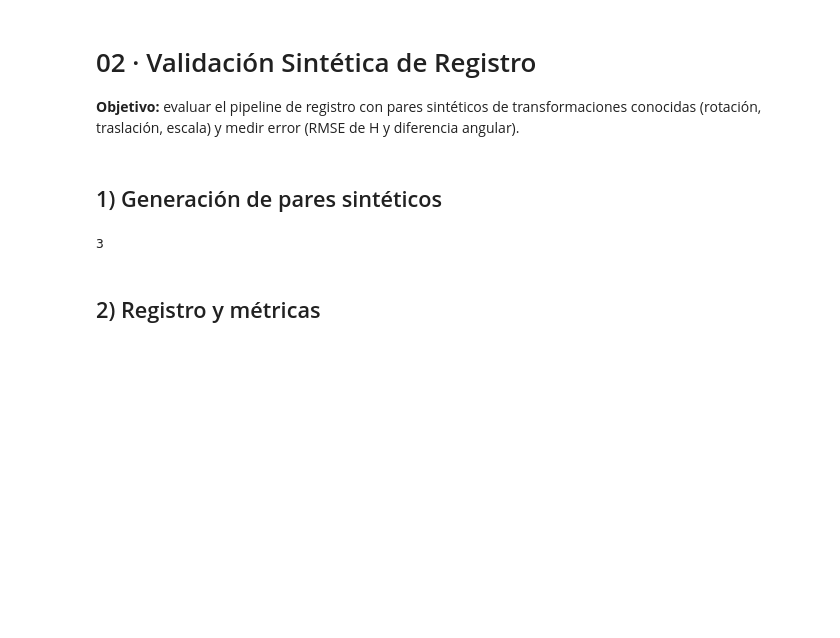
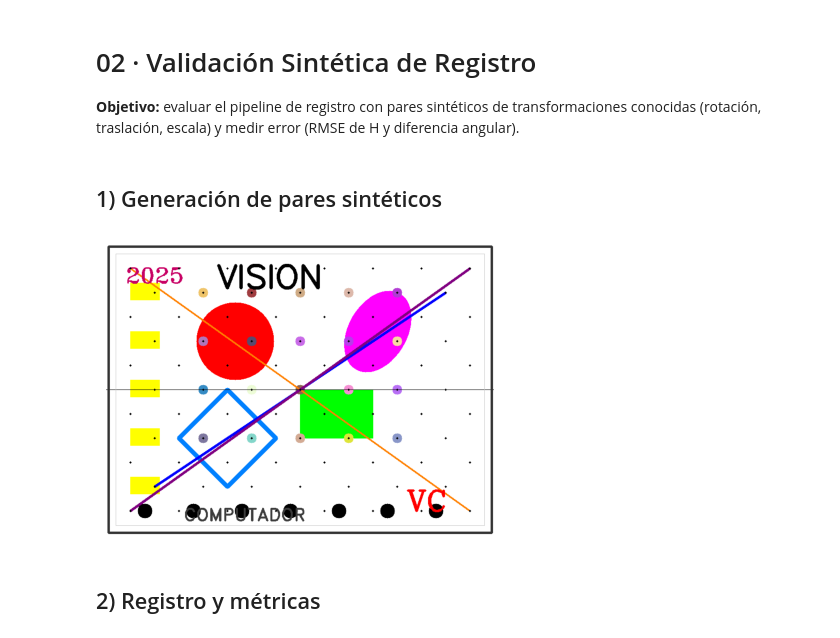
Before and after one commit to NeuroVisionUNAL2025/taller_2, a Jupyter notebook: notebooks/02_synthetic_validation.ipynb, the cells around one changed output. Drawn from its saved outputs; the diff is of its cells as text; code cells hidden in the pictures; blank space fills up the shorter version.

```diff
--- a/notebooks/02_synthetic_validation.ipynb
+++ b/notebooks/02_synthetic_validation.ipynb
@@ -28,25 +28,67 @@ os.makedirs("results/measurements", exist_ok=True)
 os.makedirs(FIG_DIR, exist_ok=True)
 # %% [markdown]
 ## 1) Generación de pares sintéticos
-# %%
-def make_base(h=320, w=420):
-    img = np.zeros((h, w, 3), dtype=np.uint8)
-    for x in range(30, w-30, 40):
-        cv.circle(img, (x, h//2), 6, (255,255,255), -1)
-    cv.putText(img, "REGISTRO", (30, 60), cv.FONT_HERSHEY_SIMPLEX, 1.2, (255,255,255), 2, cv.LINE_AA)
-    return img
-
-base = make_base()
-
-configs = [
-    {"angle": 10, "tx": 20, "ty": 10, "scale": 1.00},
-    {"angle": 15, "tx": -15, "ty": 5, "scale": 1.05},
-    {"angle": -8, "tx": 30, "ty": -20, "scale": 0.95},
-]
-
-len(configs)
-# %% [output]
-3
+# %%
+def create_geometric_base(w=800, h=600):
+    """Crea una imagen sintética rica en detalles geométricos, texto y patrones."""
+    img = np.ones((h, w, 3), dtype=np.uint8) * 255  # Fondo blanco
+
+    # --- Figuras grandes ---
+    cv.circle(img, (w//3, h//3), 80, (0, 0, 255), -1)  # Círculo rojo
+    cv.rectangle(img, (w//2, h//2), (w//2+150, h//2+100), (0, 255, 0), -1)  # Rectángulo verde
+    cv.ellipse(img, (int(w*0.7), int(h*0.3)), (60, 90), 30, 0, 360, (255, 0, 255), -1)  # Elipse magenta
+    cv.polylines(img, [np.array([[150,400],[250,300],[350,400],[250,500]], np.int32)], True, (255,128,0), 8)  # Rombo naranja
+
+    # --- Patrón de círculos en distintas zonas ---
+    for y in range(100, h-100, 100):
+        for x in range(100, w-100, 100):
+            color = (np.random.randint(50,255), np.random.randint(50,255), np.random.randint(50,255))
+            cv.circle(img, (x, y), 10, color, -1)
+
+    # --- Pequeños detalles geométricos ---
+    for i in range(80, 750, 100):
+        cv.circle(img, (i, 550), 15, (0, 0, 0), -1)  # Círculos negros
+    for j in range(80, 500, 100):
+        cv.rectangle(img, (50, j), (110, j+35), (0, 255, 255), -1)  # Rectángulos amarillos
+
+    # --- Líneas y diagonales ---
+    cv.line(img, (100, 500), (700, 100), (255, 0, 0), 4)
+    cv.line(img, (50, 50), (750, 550), (0, 128, 255), 2)
+    cv.line(img, (50, 550), (750, 50), (128, 0, 128), 3)
+    cv.line(img, (0, h//2), (w, h//2), (0, 0, 0), 1)  # Línea central horizontal
+
+    # --- Texto en diferentes estilos y posiciones ---
+    cv.putText(img, 'VISION', (230, 90), cv.FONT_HERSHEY_SIMPLEX, 2.2, (0, 0, 0), 6)
+    cv.putText(img, 'COMPUTADOR', (160, 570), cv.FONT_HERSHEY_DUPLEX, 1.2, (60, 60, 60), 2)
+    cv.putText(img, 'VC', (w-180, h-50), cv.FONT_HERSHEY_COMPLEX, 2, (0, 0, 255), 3)
+    cv.putText(img, '2025', (40, 80), cv.FONT_HERSHEY_TRIPLEX, 1.5, (100, 0, 200), 2)
+
+    # --- Rejilla de puntos para textura ---
+    for y in range(50, h, 50):
+        for x in range(50, w, 50):
+            if (x+y) % 100 == 0:
+                cv.circle(img, (x, y), 2, (0, 0, 0), -1)
+
+    # --- Bordes decorativos dobles ---
+    cv.rectangle(img, (5, 5), (w-5, h-5), (50, 50, 50), 3)
+    cv.rectangle(img, (20, 20), (w-20, h-20), (200, 200, 200), 1)
+
+    return img
+
+base = create_geometric_base()
+
+configs = [
+    {"angle": 10, "tx": 20, "ty": 10, "scale": 1.00},
+    {"angle": 15, "tx": -15, "ty": 5, "scale": 1.05},
+    {"angle": -8, "tx": 30, "ty": -20, "scale": 0.95},
+    {"angle": 25, "tx": -10, "ty": 15, "scale": 1.10},
+    {"angle": -12, "tx": 15, "ty": 25, "scale": 0.98},
+]
+
+len(configs)
+show_image(base)
+# %% [output]
+[figure, added]
 # %% [markdown]
 ## 2) Registro y métricas
 # %%
```
Also changed, not shown: parts of 7 cells of this notebook.
